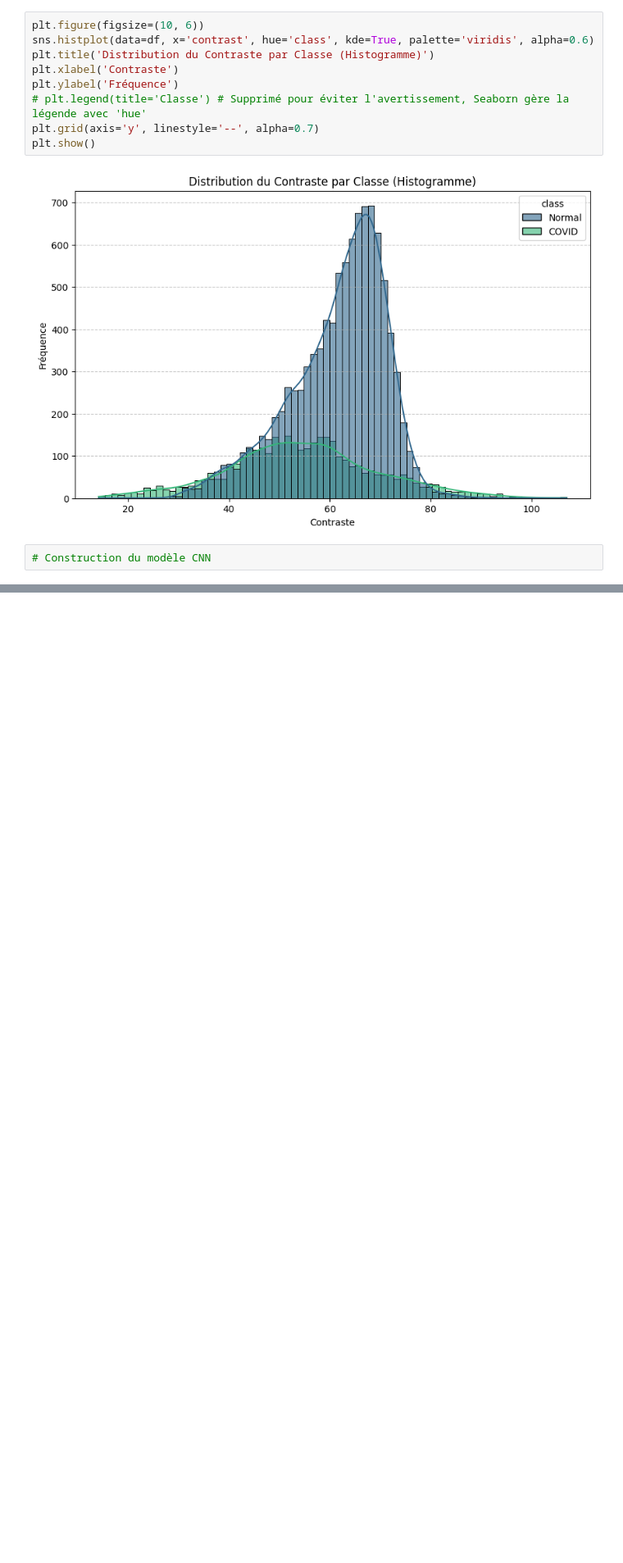
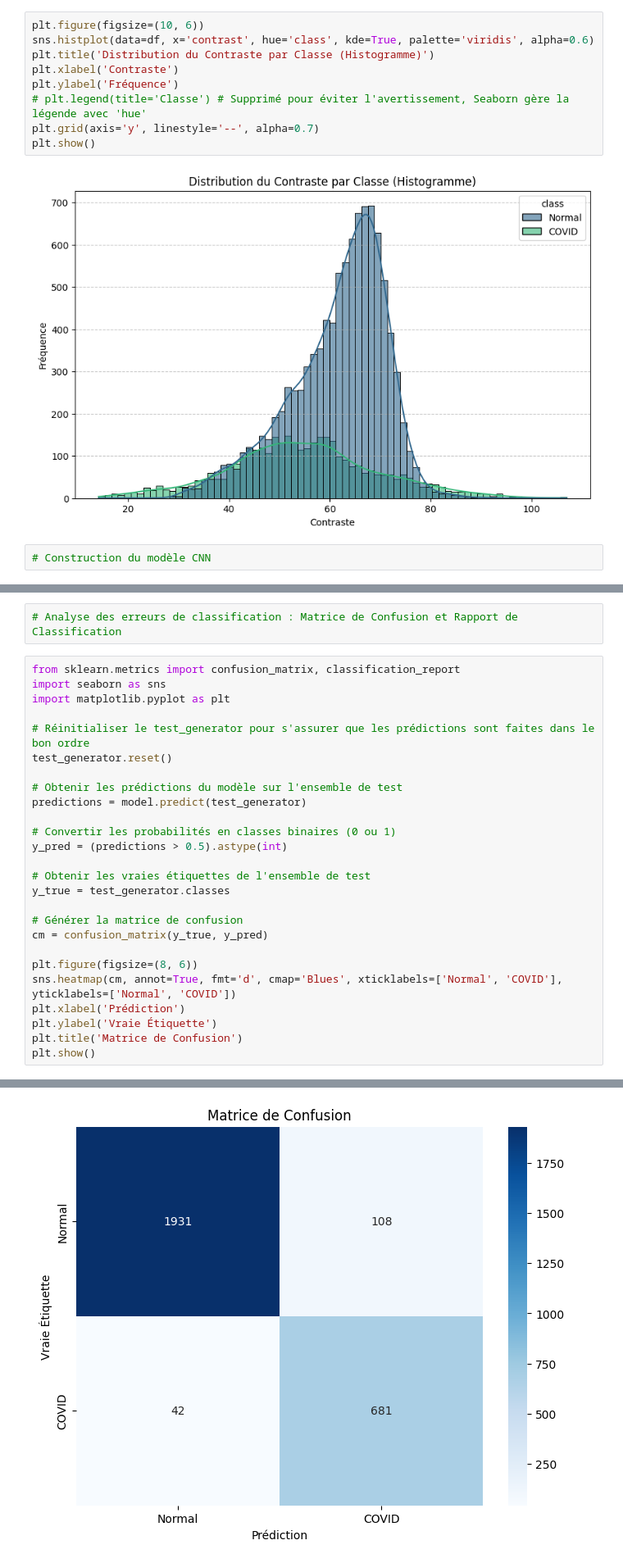
Before and after one commit to DataScientest-Studio/feb26_cds_covid, a Jupyter notebook: Untitled-2.ipynb, the cells around one changed output, grey strips where cells are left out. Shown at 82% size. Saved outputs shown, nothing was run; the diff lists cells and outputs as text; blank space fills up the shorter version.

```diff
--- a/Untitled-2.ipynb
+++ b/Untitled-2.ipynb
@@ -1224,0 +1136,29 @@ plt.show()
+# %%
+# Analyse des erreurs de classification : Matrice de Confusion et Rapport de Classification
+# %%
+from sklearn.metrics import confusion_matrix, classification_report
+import seaborn as sns
+import matplotlib.pyplot as plt
+
+# Réinitialiser le test_generator pour s'assurer que les prédictions sont faites dans le bon ordre
+test_generator.reset()
+
+# Obtenir les prédictions du modèle sur l'ensemble de test
+predictions = model.predict(test_generator)
+
+# Convertir les probabilités en classes binaires (0 ou 1)
+y_pred = (predictions > 0.5).astype(int)
+
+# Obtenir les vraies étiquettes de l'ensemble de test
+y_true = test_generator.classes
+
+# Générer la matrice de confusion
+cm = confusion_matrix(y_true, y_pred)
+
+plt.figure(figsize=(8, 6))
+sns.heatmap(cm, annot=True, fmt='d', cmap='Blues', xticklabels=['Normal', 'COVID'], yticklabels=['Normal', 'COVID'])
+plt.xlabel('Prédiction')
+plt.ylabel('Vraie Étiquette')
+plt.title('Matrice de Confusion')
+plt.show()
+# %% [output]
@@ -1224,0 +1166 @@ plt.show()
+[figure, added]
```
Also changed, not shown: parts of 45 cells of this notebook.
